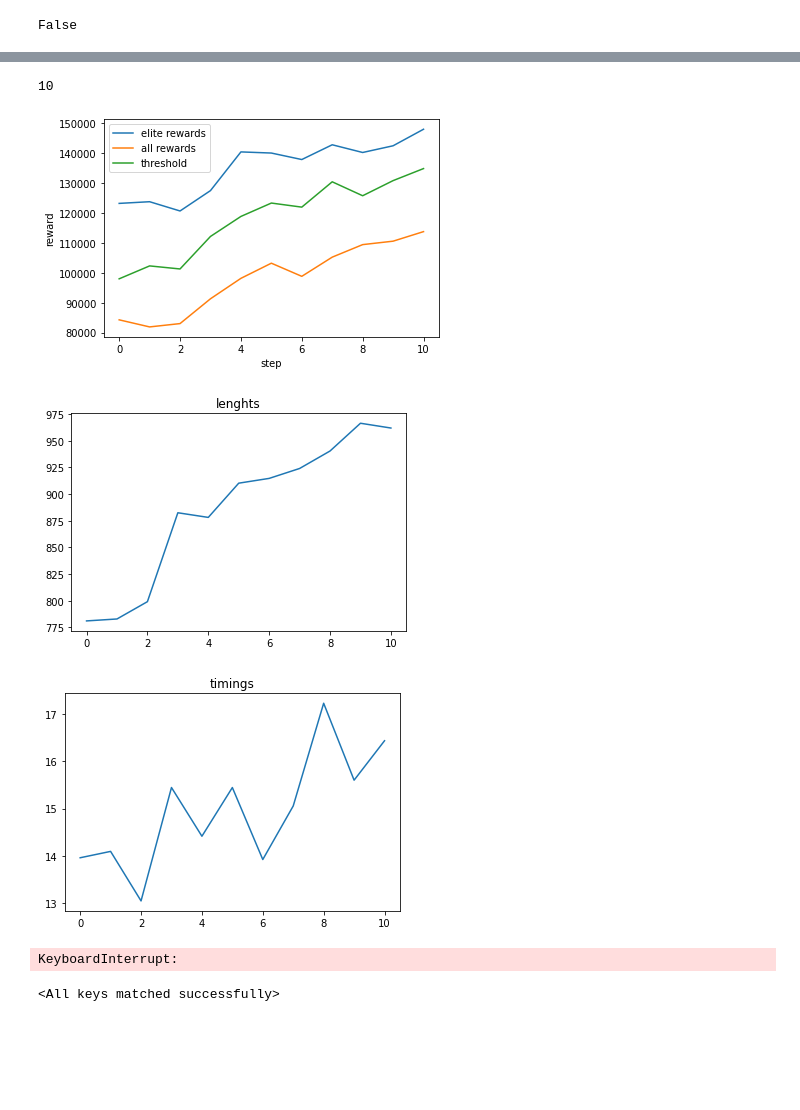
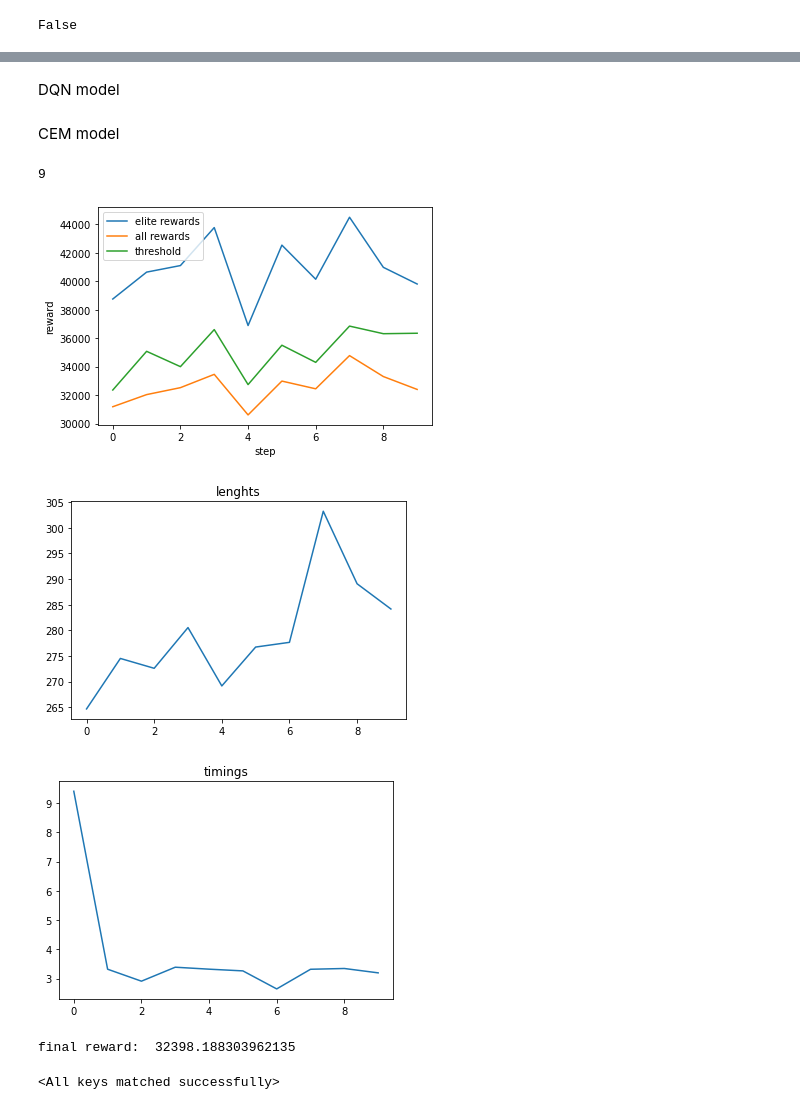
Before and after one commit to limon8884/copter, a Jupyter notebook: test_note.ipynb, the cells around one changed output, grey strips where cells are left out. Saved outputs shown, nothing was run; the diff lists cells and outputs as text; code cells hidden in the pictures; blank space fills up the shorter version.

Commit message:
ready for training

```diff
--- a/test_note.ipynb
+++ b/test_note.ipynb
@@ -7,7 +7,7 @@ The autoreload extension is already loaded. To reload it, use:
 # %%
 model_params = {
     'reaction_speed': 10, # the size of step of signal in binary model
-    'max_reward': 200, # maximum reward for iteration
+    'max_reward': 100, # maximum reward for iteration
     'angle_loss_coeff': 1e3, #300000 # coef before punish for dismiss an angle
     'over_force_loss_coeff': 0, # coef before punish for inapropriate force (signals out of range [800, 2300])
     'upper_force_loss_coeff': 10., #3 # coef before punish for missing total force on y-axis. target_force is a target.
@@ -33,7 +33,7 @@ session.step(1)
 False
 # %%
 # net = Network(6, 4)
-s = Session(network=net, target_upper_force=None, **model_params)
+s = Session(network=net, target_upper_force=2, **model_params)
 s.run(100000, pred_iters=100000 / 2)
 print(s.success)
 s.plot_logs()
@@ -42,0 +43,2 @@ False
+# %% [markdown]
+DQN model
@@ -43,3 +103,5 @@ False
+# %% [markdown]
+CEM model
 # %%
 import matplotlib.pyplot as plt
 import torch
@@ -54,7 +116,7 @@ from IPython.display import clear_output
 from joblib import Parallel, delayed
 import time
 
-class Trainer(object):
+class Trainer_CEM(object):
     def __init__(self, network=None, target_upper_force=None, n_iters=2000, n_sessions=50, percentile=70, use_parallel=True):
         if network is None:
             self.network = Network(6, 6)
@@ -199,17 +261,17 @@ class Trainer(object):
         plt.plot([np.mean(logs['timings']) for logs in self.info], label='timings')
         plt.show()
 # %%
-tr = Trainer(network=None, n_iters=1000, n_sessions=100, percentile=70, use_parallel=True)
-tr.train_model(20)
+tr = Trainer_CEM(network=None, n_iters=1000, n_sessions=50, percentile=70, use_parallel=True)
+tr.train_model(10)
 # trained_net = tr.network
 # tr.plot_trained_logs()
 print('final reward: ', tr.train_rewards[-1])
 # %% [output]
-10
+9
-[figure, old version]
+[figure, new version]
-[figure, old version]
+[figure, new version]
-[figure, old version]
+[figure, new version]
-KeyboardInterrupt:
+final reward:  32398.188303962135
 # %%
 # torch.save(tr.network.state_dict(), 'trainedNet_40_10000_50_70_rew730k.pt')
 
```
Also changed, not shown: parts of 3 cells of this notebook, 5 other files.
